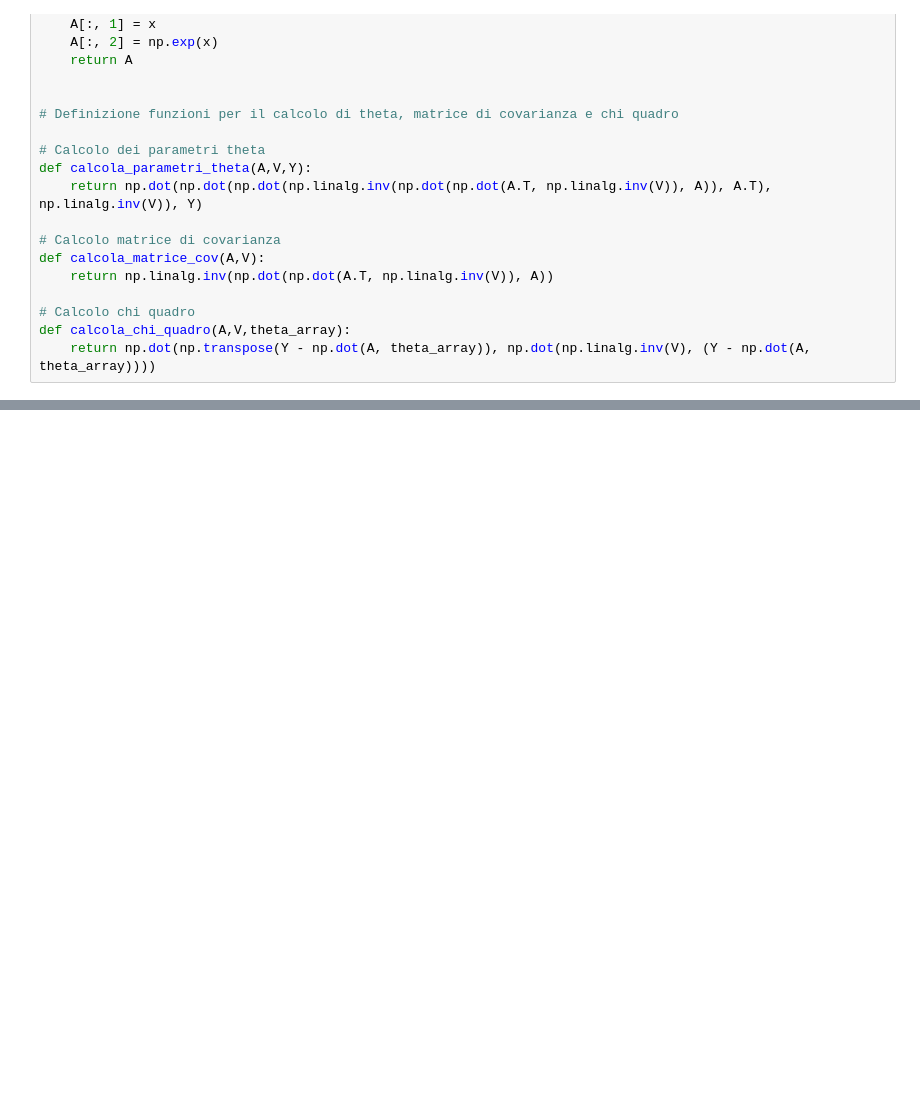
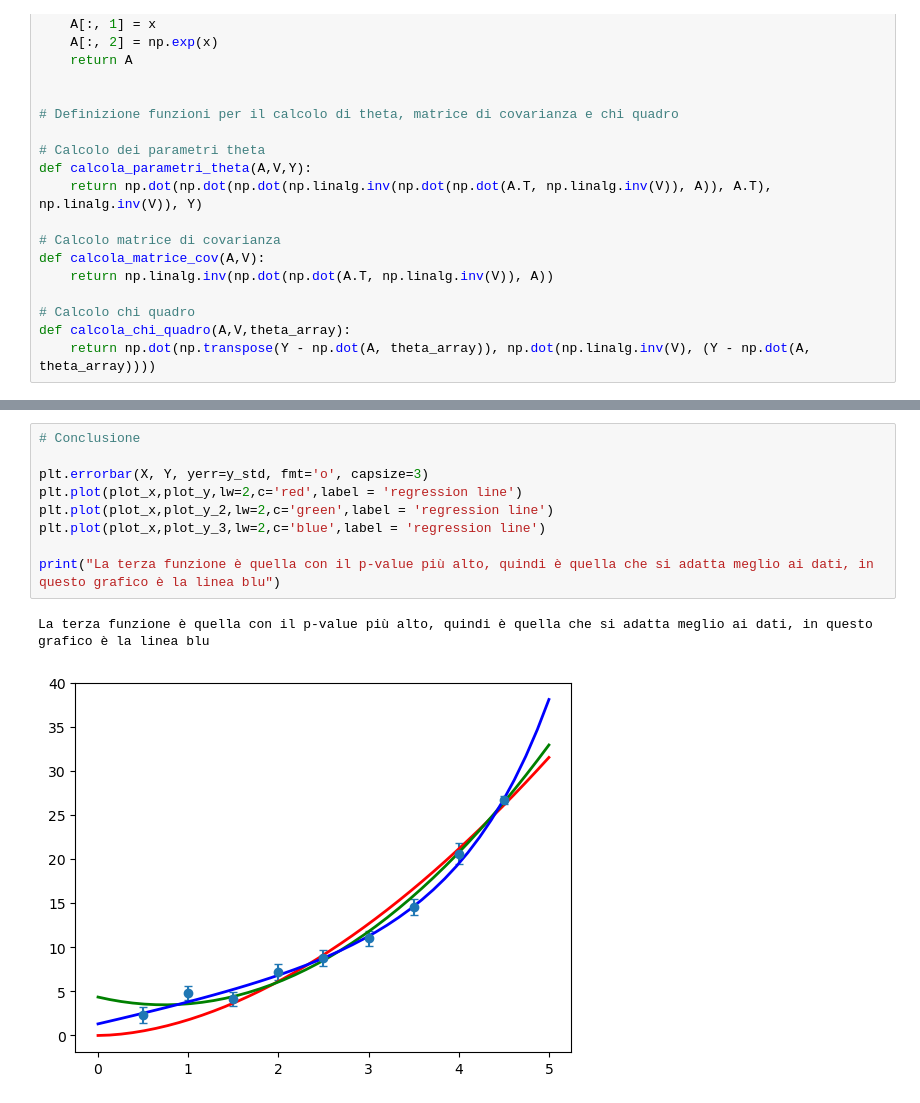
Before and after one commit to Zack9961/ExperimentalDataAnalysis-Projects, a Jupyter notebook: Progetto2_LSM.ipynb, the cells around one changed output, grey strips where cells are left out. Drawn from its saved outputs; the diff is of its cells as text; blank space fills up the shorter version.

```diff
--- a/Progetto2_LSM.ipynb
+++ b/Progetto2_LSM.ipynb
@@ -168,0 +220,12 @@ Il chi quadro ridotto è: 1.520
+# %%
+# Conclusione
+
+plt.errorbar(X, Y, yerr=y_std, fmt='o', capsize=3)
+plt.plot(plot_x,plot_y,lw=2,c='red',label = 'regression line')
+plt.plot(plot_x,plot_y_2,lw=2,c='green',label = 'regression line')
+plt.plot(plot_x,plot_y_3,lw=2,c='blue',label = 'regression line')
+
+print("La terza funzione è quella con il p-value più alto, quindi è quella che si adatta meglio ai dati, in questo grafico è la linea blu")
+# %% [output]
+La terza funzione è quella con il p-value più alto, quindi è quella che si adatta meglio ai dati, in questo grafico è la linea blu
+[figure, added]
```
Also changed, not shown: parts of 4 cells of this notebook, 1 other file.
